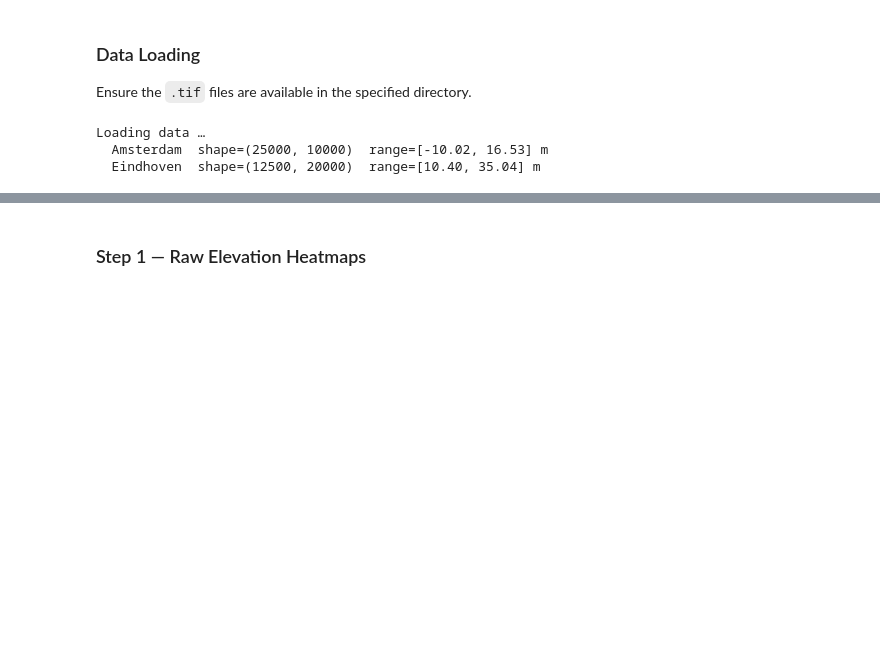
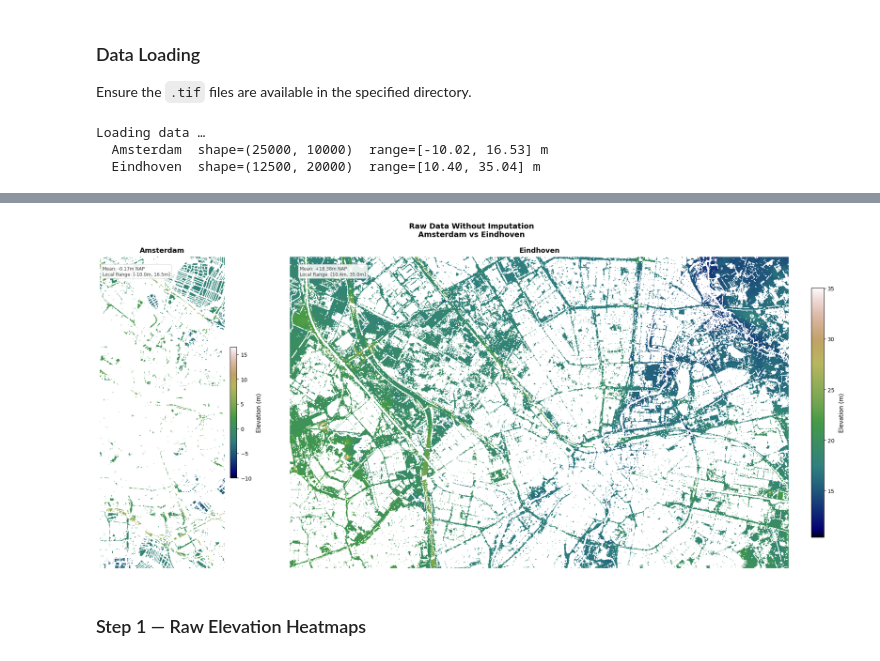
Before and after one commit to Leliotto/Terrain-elevation-data-TDA, a Jupyter notebook: TDA_Terrain_Analysis.ipynb, the cells around one changed output, grey strips where cells are left out. Cells and saved outputs as stored; diff of their text form; code cells hidden in the pictures; blank space fills up the shorter version.

```diff
--- a/TDA_Terrain_Analysis.ipynb
+++ b/TDA_Terrain_Analysis.ipynb
@@ -105,3 +112,7 @@ Loading data …
+# %%
+plot_topological_grids(raw_data_dict, step_title="Raw Data Without Imputation", cmap_name="gist_earth")
+# %% [output]
+[figure, added]
 # %% [markdown]
 ### Step 1 — Raw Elevation Heatmaps
 # %%
```
Also changed, not shown: parts of 7 cells of this notebook, 12 other files.
